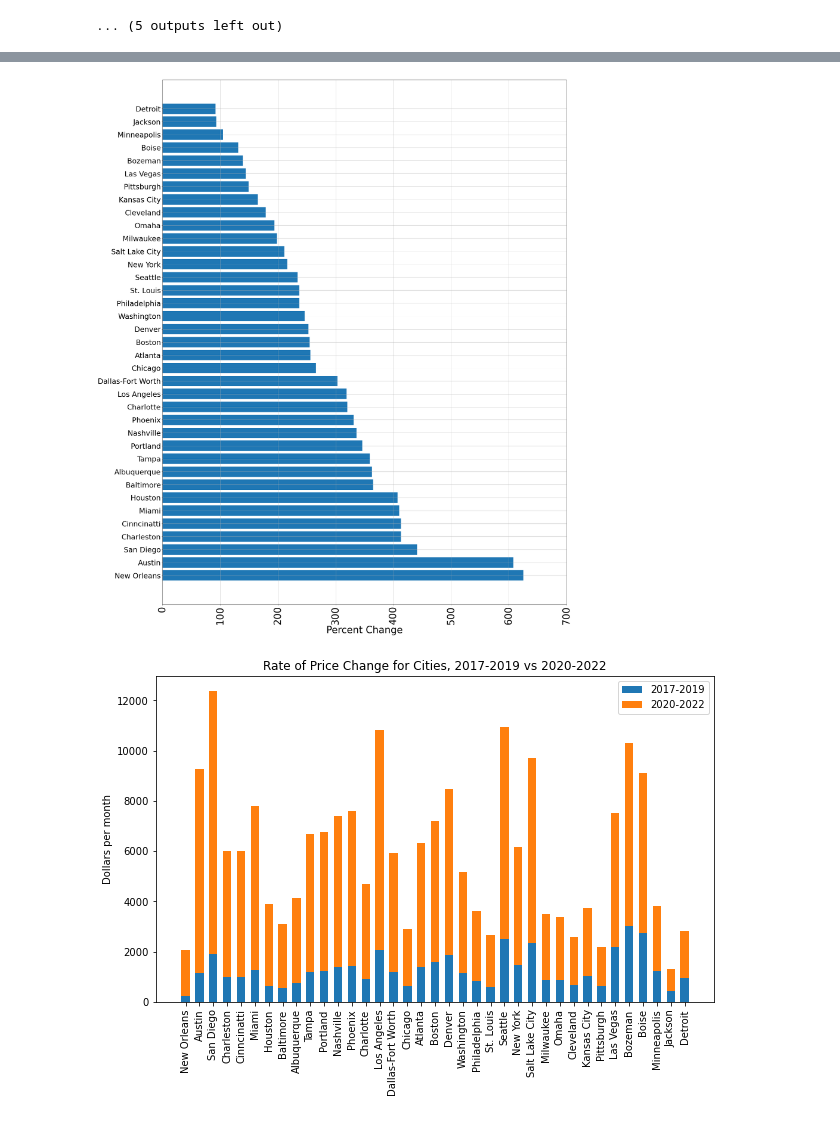
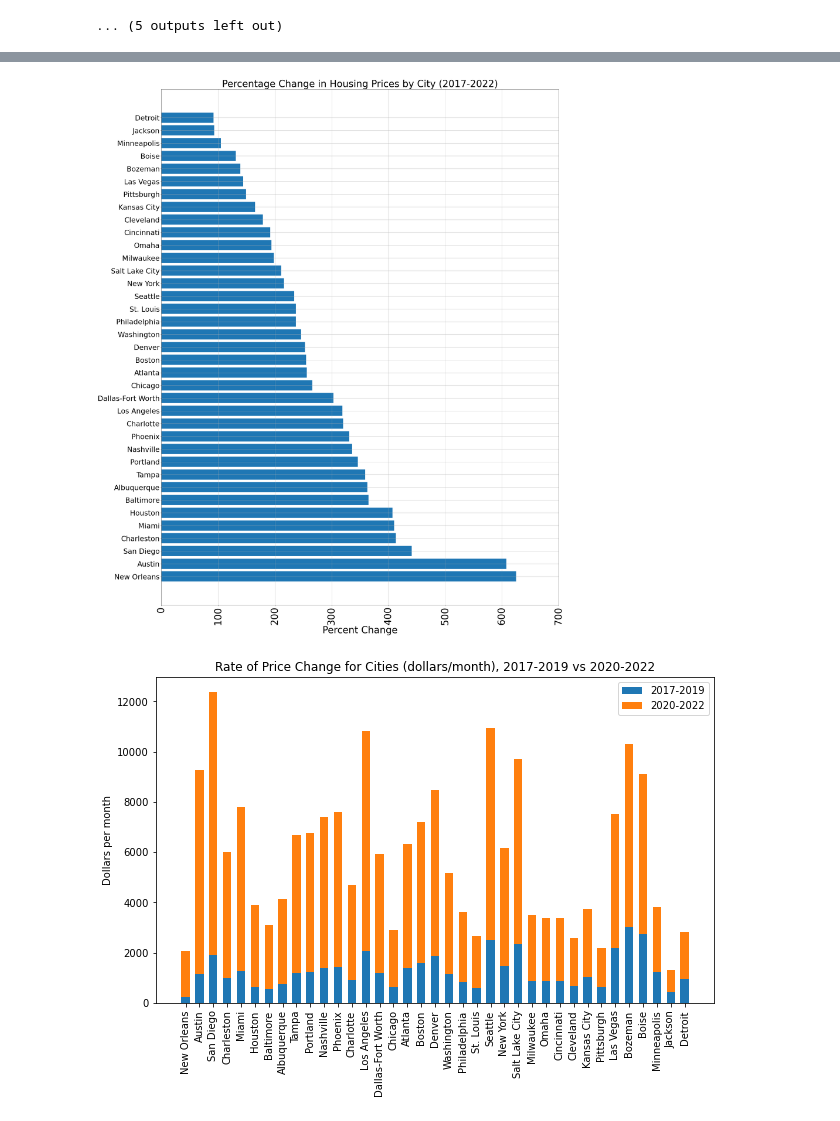
Before and after one commit to edshanks/Analyzing-the-Effects-of-COVID-on-the-American-Real-Estate-Market, a Jupyter notebook: Zillow_Starter.ipynb, the cells around one changed output, grey strips where cells are left out. Saved outputs shown, nothing was run; the diff lists cells and outputs as text; code cells hidden in the pictures.

```diff
--- a/Zillow_Starter.ipynb
+++ b/Zillow_Starter.ipynb
@@ -299,7 +253,7 @@ cities2 = ['New York', 'Los Angeles', 'Miami', 'St. Louis',
           'Seattle', 'Atlanta', 'Houston', 'Minneapolis',
           'Chicago', 'Nashville', 'New Orleans', 'Bozeman', 'Boise',
           'Dallas-Fort Worth', 'San Diego', 'Portland', 'Detroit',
-          'Philadelphia', 'Boston', 'Charleston', 'Cinncinatti',
+          'Philadelphia', 'Boston', 'Charleston', 'Cincinnati',
           'Omaha', 'Las Vegas', "Salt Lake City", 'Denver',
           'Phoenix', 'Austin', 'Kansas City', 'Tampa', 'Cleveland', 'Milwaukee',
           'Charlotte', 'Washington', 'Albuquerque', 'Baltimore', 'Pittsburgh',
@@ -442,24 +375,24 @@ price_change
 # %%
 plt.barh(price_change.index, price_change['Percent Change'])
 
 plt.ylabel('',fontsize =45)
 plt.xlabel('Percent Change',fontsize = 40)
 plt.xticks(fontsize=40, rotation=90)
 plt.yticks(fontsize = 30)
-
+plt.title("Percentage Change in Housing Prices by City (2017-2022)", fontsize = 40)
 plt.xlim([0, 700])
 
 fig = plt.gcf()
 fig.set_size_inches(30, 40)
 
 
 plt.grid()
 
 plt.savefig(f'output/percent_change_bar.png')
 
 plt.show()
 # %% [output]
-[figure, old version]
+[figure, new version]
 # %%
 # create the figure and axis objects
 fig, ax = plt.subplots(figsize=(10,6))
@@ -481,12 +414,15 @@ ax.set_xticklabels(price_change.index, rotation=90)
 ax.legend()
 
 # set the title of the plot
-plt.title('Rate of Price Change for Cities, 2017-2019 vs 2020-2022')
+plt.title('Rate of Price Change for Cities (dollars/month), 2017-2019 vs 2020-2022')
+
+#save the plot
+plt.savefig(f'output/percent_change_stacked_bar.png')
 
 # show the plot
 plt.show()
 # %% [output]
-[figure, old version]
+[figure, new version]
 # %%
 mean = price_change['Percent Change'].mean()
 median = price_change['Percent Change'].median()
```
Also changed, not shown: parts of 6 cells of this notebook.
